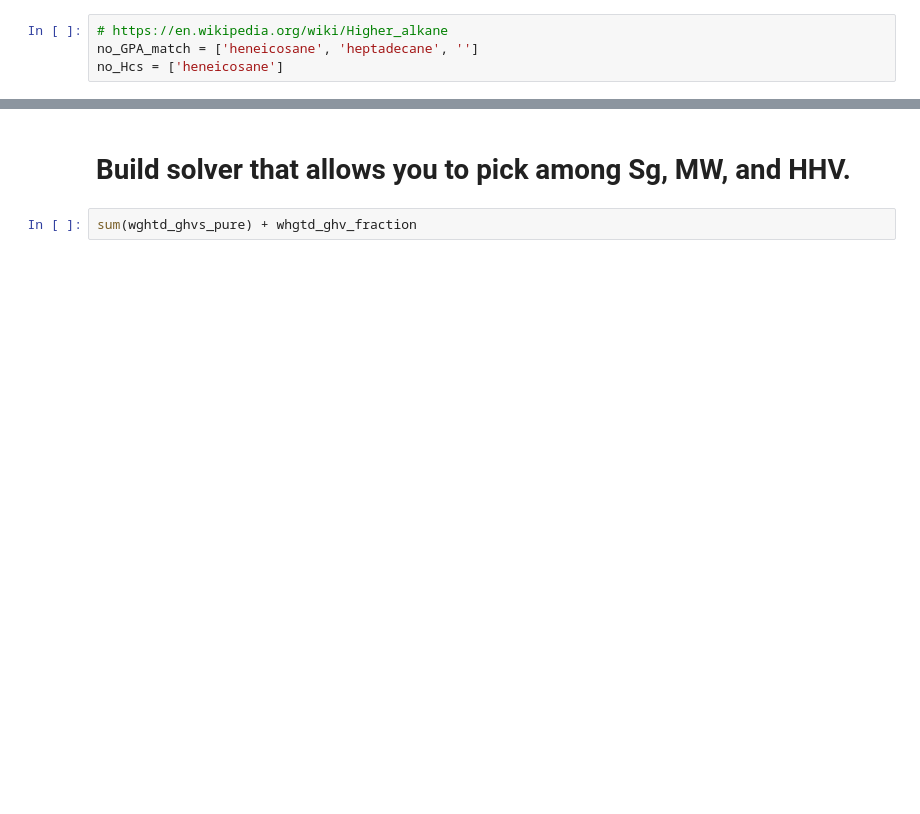
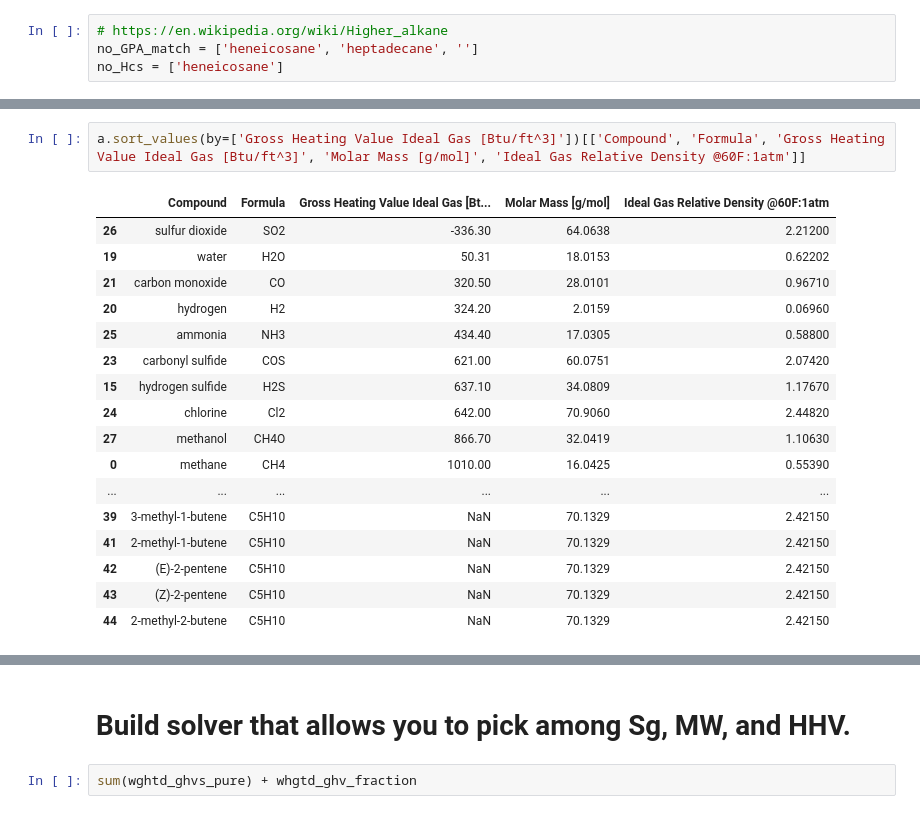
Before and after one commit to aegis4048/PhaseEnvelope-py, a Jupyter notebook: gross heating value solver.ipynb, the cells around one changed output, grey strips where cells are left out. Cells and saved outputs as stored; diff of their text form; blank space fills up the shorter version.

```diff
--- a/gross heating value solver.ipynb
+++ b/gross heating value solver.ipynb
@@ -975,0 +1237,20 @@ df_ghvs_table
+# %%
+a.sort_values(by=['Gross Heating Value Ideal Gas [Btu/ft^3]'])[['Compound', 'Formula', 'Gross Heating Value Ideal Gas [Btu/ft^3]', 'Molar Mass [g/mol]', 'Ideal Gas Relative Density @60F:1atm']]
+# %% [output]
+|  | Compound | Formula | Gross Heating Value Ideal Gas [Bt... | Molar Mass [g/mol] | Ideal Gas Relative Density @60F:1atm |
+| 26 | sulfur dioxide | SO2 | -336.30 | 64.0638 | 2.21200 |
+| 19 | water | H2O | 50.31 | 18.0153 | 0.62202 |
+| 21 | carbon monoxide | CO | 320.50 | 28.0101 | 0.96710 |
+| 20 | hydrogen | H2 | 324.20 | 2.0159 | 0.06960 |
+| 25 | ammonia | NH3 | 434.40 | 17.0305 | 0.58800 |
+| 23 | carbonyl sulfide | COS | 621.00 | 60.0751 | 2.07420 |
+| 15 | hydrogen sulfide | H2S | 637.10 | 34.0809 | 1.17670 |
+| 24 | chlorine | Cl2 | 642.00 | 70.9060 | 2.44820 |
+| 27 | methanol | CH4O | 866.70 | 32.0419 | 1.10630 |
+| 0 | methane | CH4 | 1010.00 | 16.0425 | 0.55390 |
+| ... | ... | ... | ... | ... | ... |
+| 39 | 3-methyl-1-butene | C5H10 | NaN | 70.1329 | 2.42150 |
+| 41 | 2-methyl-1-butene | C5H10 | NaN | 70.1329 | 2.42150 |
+| 42 | (E)-2-pentene | C5H10 | NaN | 70.1329 | 2.42150 |
+| 43 | (Z)-2-pentene | C5H10 | NaN | 70.1329 | 2.42150 |
+| 44 | 2-methyl-2-butene | C5H10 | NaN | 70.1329 | 2.42150 |
```
Also changed, not shown: parts of 72 cells of this notebook, 8 other files.
